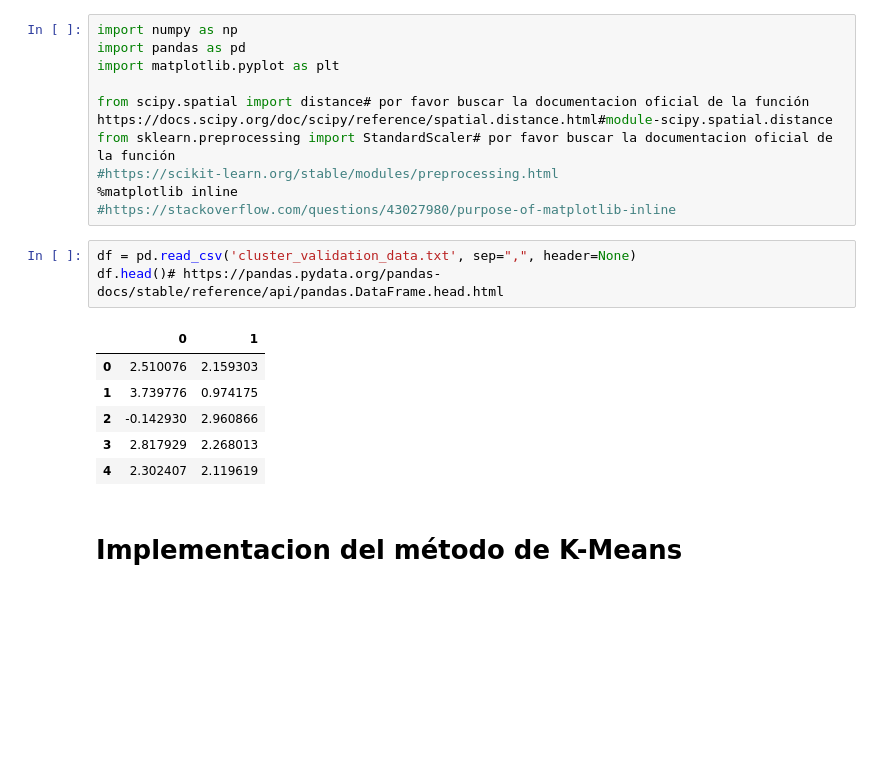
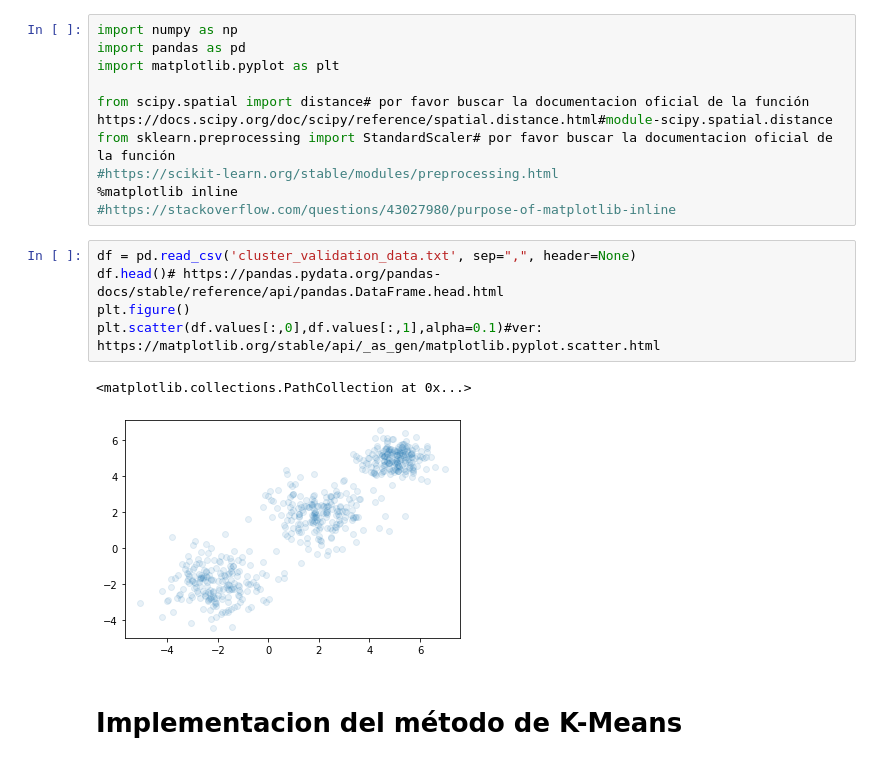
Before and after one commit to calderonf/CursoMachineLearning, a Jupyter notebook: Codigo/k_means_version_profesor.ipynb, the cells around one changed output. Saved outputs shown, nothing was run; the diff lists cells and outputs as text; blank space fills up the shorter version.

```diff
--- a/Codigo/k_means_version_profesor.ipynb
+++ b/Codigo/k_means_version_profesor.ipynb
@@ -13,13 +13,11 @@ from sklearn.preprocessing import StandardScaler# por favor buscar la documentac
 # %%
 df = pd.read_csv('cluster_validation_data.txt', sep=",", header=None)
 df.head()# https://pandas.pydata.org/pandas-docs/stable/reference/api/pandas.DataFrame.head.html
+plt.figure()
+plt.scatter(df.values[:,0],df.values[:,1],alpha=0.1)#ver: https://matplotlib.org/stable/api/_as_gen/matplotlib.pyplot.scatter.html
 # %% [output]
-|  | 0 | 1 |
-| 0 | 2.510076 | 2.159303 |
-| 1 | 3.739776 | 0.974175 |
-| 2 | -0.142930 | 2.960866 |
-| 3 | 2.817929 | 2.268013 |
-| 4 | 2.302407 | 2.119619 |
+<matplotlib.collections.PathCollection at 0x...>
+[figure, added]
 # %% [markdown]
 # Implementacion del método de K-Means
 # %%
```
Also changed, not shown: parts of 1 cell of this notebook.
